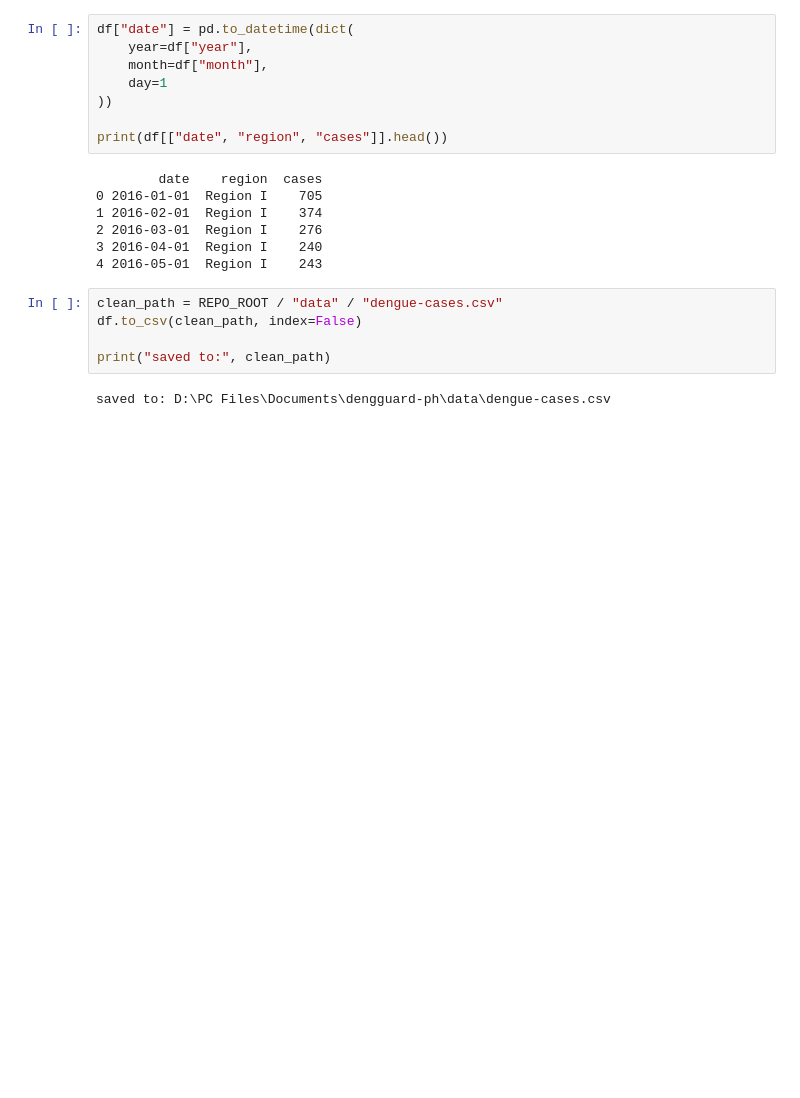
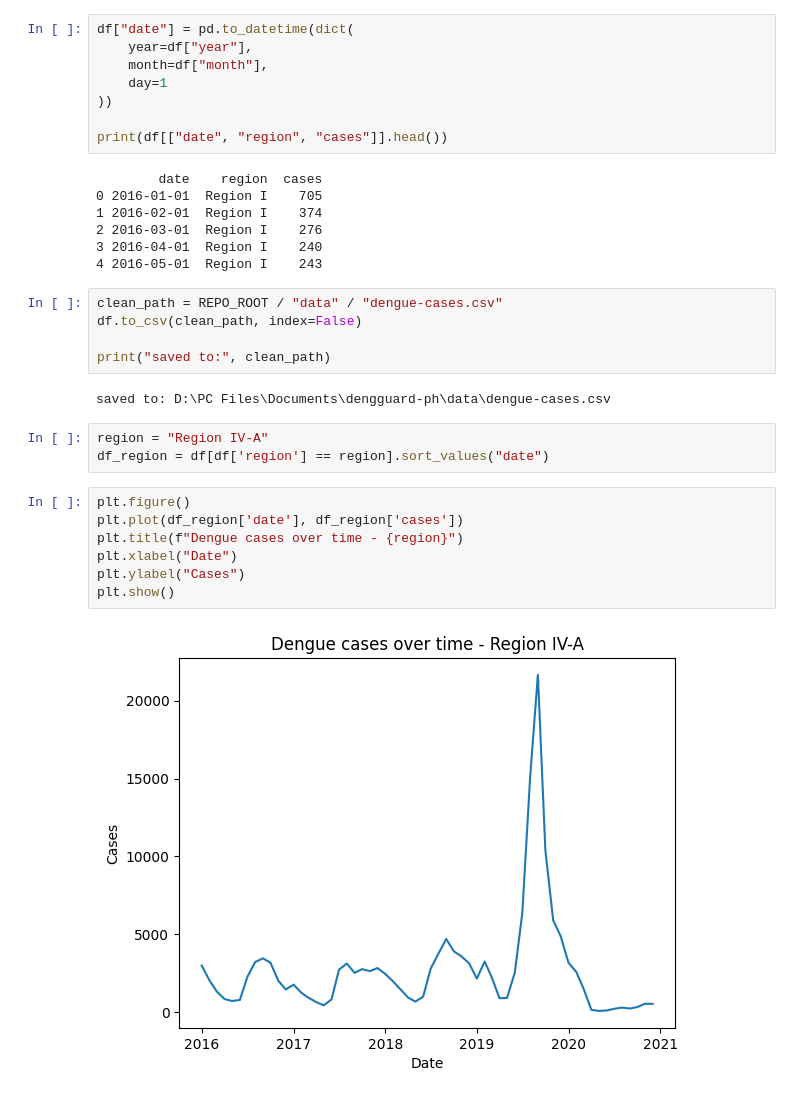
Before and after one commit to clemenex/dengguard-PH, a Jupyter notebook: notebooks/01_eda.ipynb, the cells around one changed output. Saved outputs shown, nothing was run; the diff lists cells and outputs as text; blank space fills up the shorter version.

```diff
--- a/notebooks/01_eda.ipynb
+++ b/notebooks/01_eda.ipynb
@@ -63,3 +63,15 @@ df.to_csv(clean_path, index=False)
 print("saved to:", clean_path)
 # %% [output]
 saved to: D:\PC Files\Documents\dengguard-ph\data\dengue-cases.csv
+# %%
+region = "Region IV-A"
+df_region = df[df['region'] == region].sort_values("date")
+# %%
+plt.figure()
+plt.plot(df_region['date'], df_region['cases'])
+plt.title(f"Dengue cases over time - {region}")
+plt.xlabel("Date")
+plt.ylabel("Cases")
+plt.show()
+# %% [output]
+[figure, added]
```
Also changed, not shown: parts of 1 cell of this notebook.
